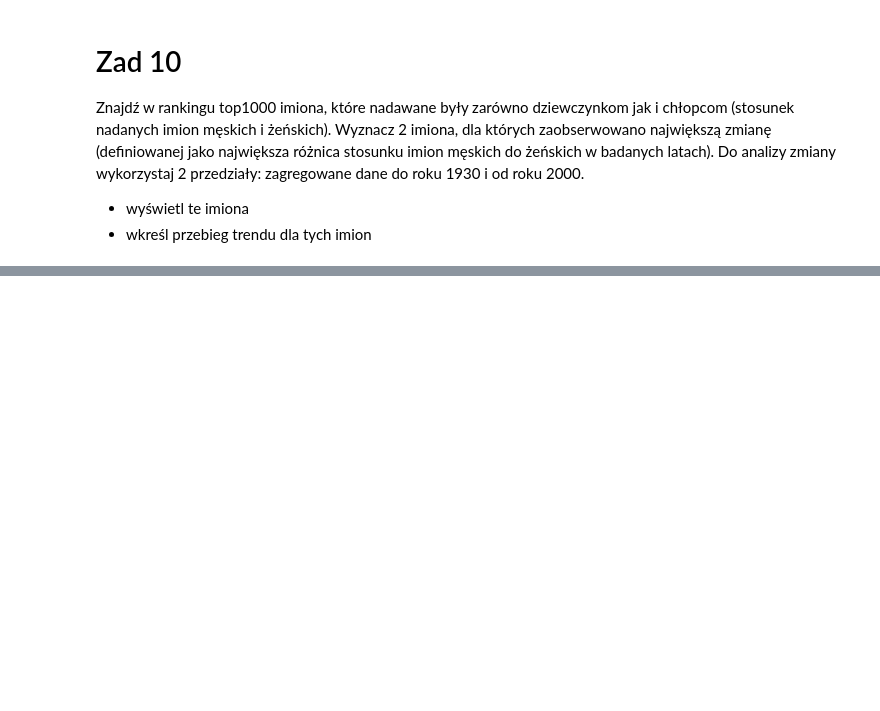
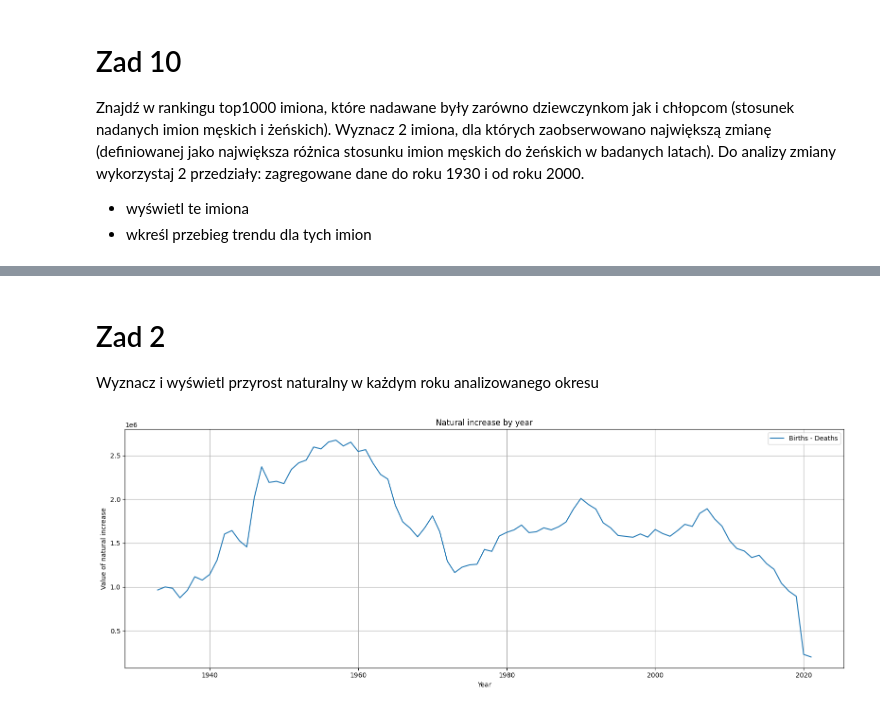
Before and after one commit to pawel-gawron/EAD-Eksploracyjna-analiza-danych, a Jupyter notebook: Lab 05 - Projekt pandas Matplotlib/Lab_05.ipynb, the cells around one changed output, grey strips where cells are left out. Cells and saved outputs as stored; diff of their text form; code cells hidden in the pictures; blank space fills up the shorter version.

```diff
--- a/Lab 05 - Projekt pandas Matplotlib/Lab_05.ipynb
+++ b/Lab 05 - Projekt pandas Matplotlib/Lab_05.ipynb
@@ -446,0 +448,37 @@ Index(['Logan', 'Ryan'], dtype='object', name='Name')
+# %%
+conn = sqlite3.connect("./data/demography_us_2023.sqlite3")
+c = conn.cursor()
+
+df_births = pd.read_sql_query("SELECT * FROM births", conn)
+df_deaths = pd.read_sql_query("SELECT * FROM deaths", conn)
+df_population = pd.read_sql_query("SELECT * FROM population", conn)
+
+conn.close()
+# %% [markdown]
+# Zad 2
+Wyznacz i wyświetl przyrost naturalny w każdym roku analizowanego okresu
+# %%
+df_deaths_by_year = df_deaths.pivot_table(index=['Year'], values='Total', aggfunc='sum')
+df_births_by_year = df_births.pivot_table(index=['Year'], values='Total', aggfunc='sum')
+
+natural_increase = df_births_by_year - df_deaths_by_year
+
+fig, ax6 = plt.subplots(figsize=(16, 6))
+
+
+ax6.plot(df_deaths_by_year.index, natural_increase.values, label='Births - Deaths')
+ax6.set_xlabel('Year')
+ax6.set_ylabel('Value of natural increase')
+ax6.set_title(f'Natural increase by year')
+ax6.grid(True)
+
+ax4.set_xticks(df_deaths_by_year.index)
+ax4.set_xticklabels(df_deaths_by_year.index)
+
+ax6.legend(loc='best')
+
+
+plt.tight_layout()
+plt.show()
+# %% [output]
+[figure, added]
```
Also changed, not shown: parts of 4 cells of this notebook.
